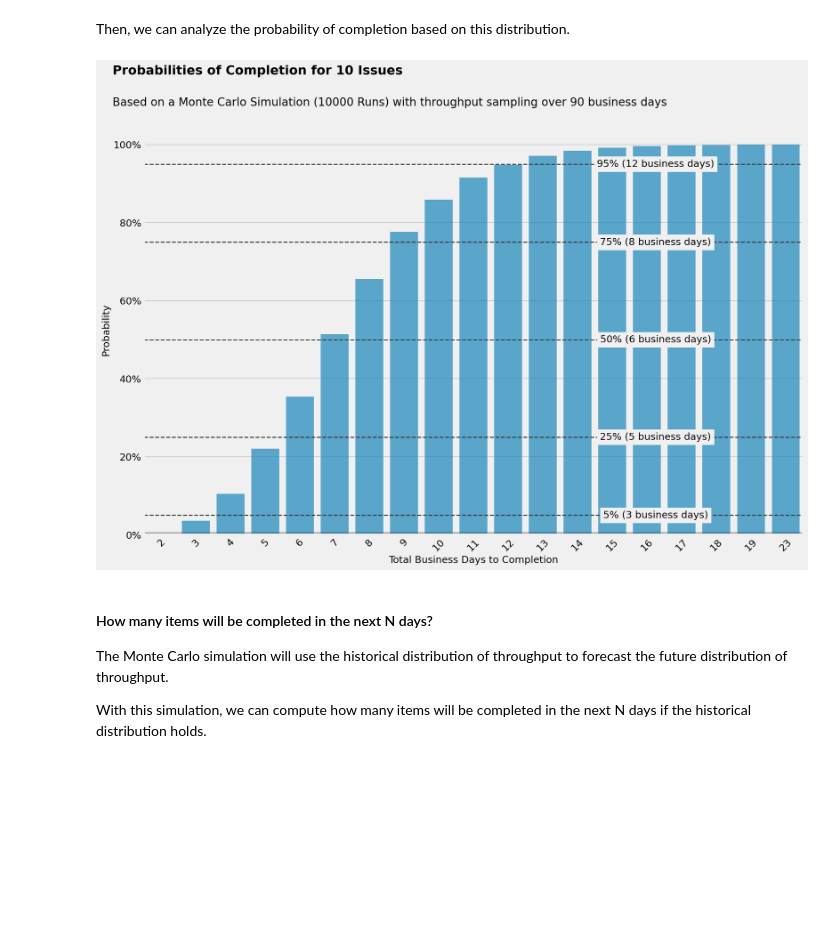
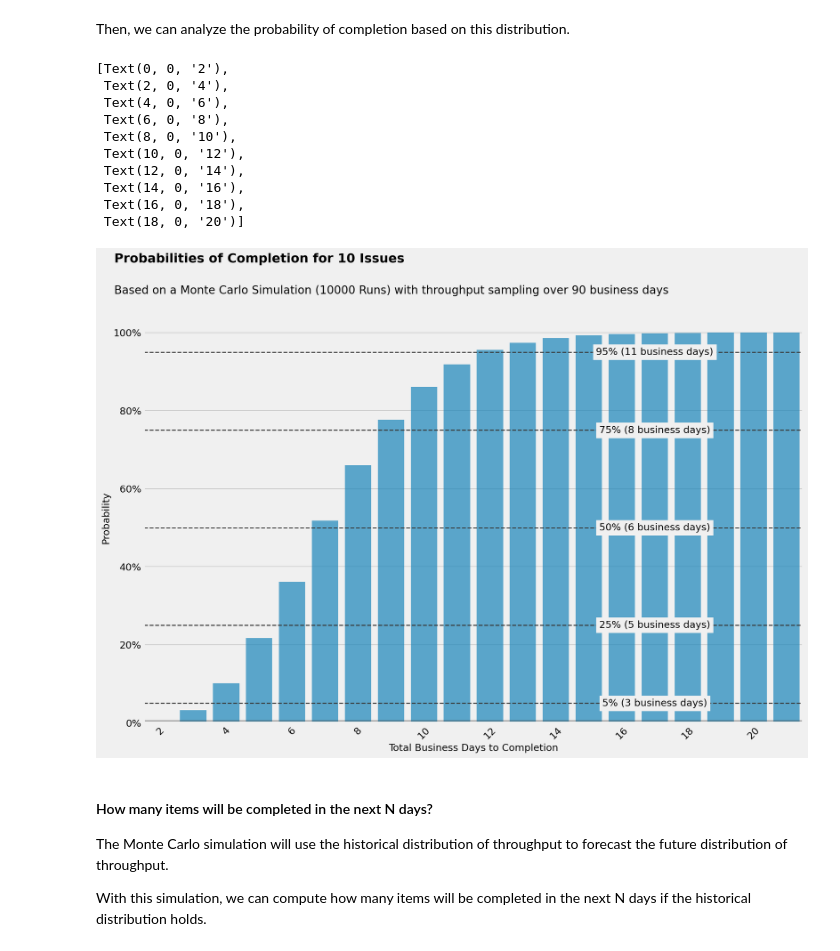
Before and after one commit to jsherer/kanban-metrics, a Jupyter notebook: kanban.ipynb, the cells around one changed output. Cells and saved outputs as stored; diff of their text form; code cells hidden in the pictures; blank space fills up the shorter version.

Commit message:
Cleaning up notebook and new images

```diff
--- a/kanban.ipynb
+++ b/kanban.ipynb
@@ -127,8 +130,6 @@ for issue_id, issue in issues.items():
 # %% [markdown]
 Finally, we create a new data set of each issue with the dates when the state changes happened. We also compute the lead and cycle times of each issue.
 # %%
-import pytz
-
 issue_data = pandas.DataFrame(columns=[
     'issue_key',
     'issue_type',
@@ -149,12 +150,13 @@ for issue_id in issue_statuses:
     in_progress = issue_statuses[issue_id].get('first_in_progress')
     complete = issue_statuses[issue_id].get('last_complete')
 
+    # since numpy uses naive datetimes, let's make these progress dates naive
     if new:
-        new = new.astimezone(pytz.UTC).replace(tzinfo=None)
+        new = new.replace(tzinfo=None)
     if in_progress:
-        in_progress = in_progress.astimezone(pytz.UTC).replace(tzinfo=None)
+        in_progress = in_progress.replace(tzinfo=None)
     if complete:
-        complete = complete.astimezone(pytz.UTC).replace(tzinfo=None)
+        complete = complete.replace(tzinfo=None)
 
     if complete:
         lead_time = complete - new
@@ -162,24 +164,9 @@ for issue_id in issue_statuses:
         if in_progress:
             cycle_time = complete - in_progress
 
-            # adjust for weekends
+            # adjust for weekends in the cycle_time
             weekend_days = numpy.busday_count(in_progress.date(), complete.date(), weekmask='Sat Sun')
-
             cycle_time -= pandas.Timedelta(days=weekend_days)
-
-            """
-            (
-                datediff(hrs, combined_first_in_progess_timestamp, resolutiondate)/24.0
-            )
-              -(datediff('week', combined_first_in_progess_timestamp, resolutiondate) * 2)
-              -(CASE WHEN date_part(dow, combined_first_in_progess_timestamp) = 0 THEN 1 ELSE 0 END)
-              -(CASE WHEN date_part(dow, resolutiondate) = 6 THEN 1 ELSE 0 END) as cycletime,
-            """
-            #cycle_time -= pandas.Timedelta(days=(complete.week - in_progress.week) * 2)
-            #if complete.weekday() == 5: # Saturday
-            #    cycle_time -= pandas.Timedelta(days=1)
-            #if in_progress.weekday() == 6: # Sunday
-            #    cycle_time -= pandas.Timedelta(days=1)
 
         else:
             cycle_time = pandas.Timedelta(days=0)
@@ -786,38 +770,45 @@ if include_date:
     ax.text(y=5, x=xpos, s=f"5% ({(samples.Date.quantile(0.05) - START_DATE).days} business days, {samples.Date.quantile(0.05).strftime('%Y-%m-%d')})",
         va='center', ha='center', backgroundcolor='#F0F0F0')
     ax.text(y=25, x=xpos, s=f"25% ({(samples.Date.quantile(0.25) - START_DATE).days} business days, {samples.Date.quantile(0.25).strftime('%Y-%m-%d')})",
             va='center', ha='center', backgroundcolor='#F0F0F0')
     ax.text(y=50, x=xpos, s=f"50% ({(samples.Date.quantile(0.5) - START_DATE).days} business days, {samples.Date.quantile(0.5).strftime('%Y-%m-%d')})",
             va='center', ha='center', backgroundcolor='#F0F0F0')
     ax.text(y=75, x=xpos, s=f"75% ({(samples.Date.quantile(0.75) - START_DATE).days} business days, {samples.Date.quantile(0.75).strftime('%Y-%m-%d')})",
             va='center', ha='center', backgroundcolor='#F0F0F0')
     ax.text(y=95, x=xpos, s=f"95% ({(samples.Date.quantile(0.95) - START_DATE).days} business days, {samples.Date.quantile(0.95).strftime('%Y-%m-%d')})",
             va='center', ha='center', backgroundcolor='#F0F0F0')
 else:
     ax.text(y=5, x=xpos, s=f"5% ({(samples.Date.quantile(0.05) - START_DATE).days} business days)",
             va='center', ha='center', backgroundcolor='#F0F0F0')
     ax.text(y=25, x=xpos, s=f"25% ({(samples.Date.quantile(0.25) - START_DATE).days} business days)",
             va='center', ha='center', backgroundcolor='#F0F0F0')
     ax.text(y=50, x=xpos, s=f"50% ({(samples.Date.quantile(0.5) - START_DATE).days} business days)",
             va='center', ha='center', backgroundcolor='#F0F0F0')
     ax.text(y=75, x=xpos, s=f"75% ({(samples.Date.quantile(0.75) - START_DATE).days} business days)",
             va='center', ha='center', backgroundcolor='#F0F0F0')
     ax.text(y=95, x=xpos, s=f"95% ({(samples.Date.quantile(0.95) - START_DATE).days} business days)",
             va='center', ha='center', backgroundcolor='#F0F0F0')
 
 ax.set_yticks([0, 20, 40, 60, 80, 100])
 ax.set_yticklabels(labels=['0%', '20%', '40%', '60%', '80%', '100%'])
 
 ax.set_xticks(date_ticks)
 
-#ax.set_xticklabels([unique_dates[i].strftime('%d %b')
-#                    for i in date_ticks], rotation=45);
-
-_ = ax.set_xticklabels([
+ax.set_xticklabels([
     (unique_dates[i] - START_DATE).days
                     for i in date_ticks], rotation=45)
 # %% [output]
+[Text(0, 0, '2'),
+ Text(2, 0, '4'),
+ Text(4, 0, '6'),
+ Text(6, 0, '8'),
+ Text(8, 0, '10'),
+ Text(10, 0, '12'),
+ Text(12, 0, '14'),
+ Text(14, 0, '16'),
+ Text(16, 0, '18'),
+ Text(18, 0, '20')]
-[figure, old version]
+[figure, new version]
 # %%
 ax.figure.savefig('images/forecast-montecarlo-when.png')
 # %% [markdown]
```
Also changed, not shown: parts of 10 cells of this notebook, 5 other files.
